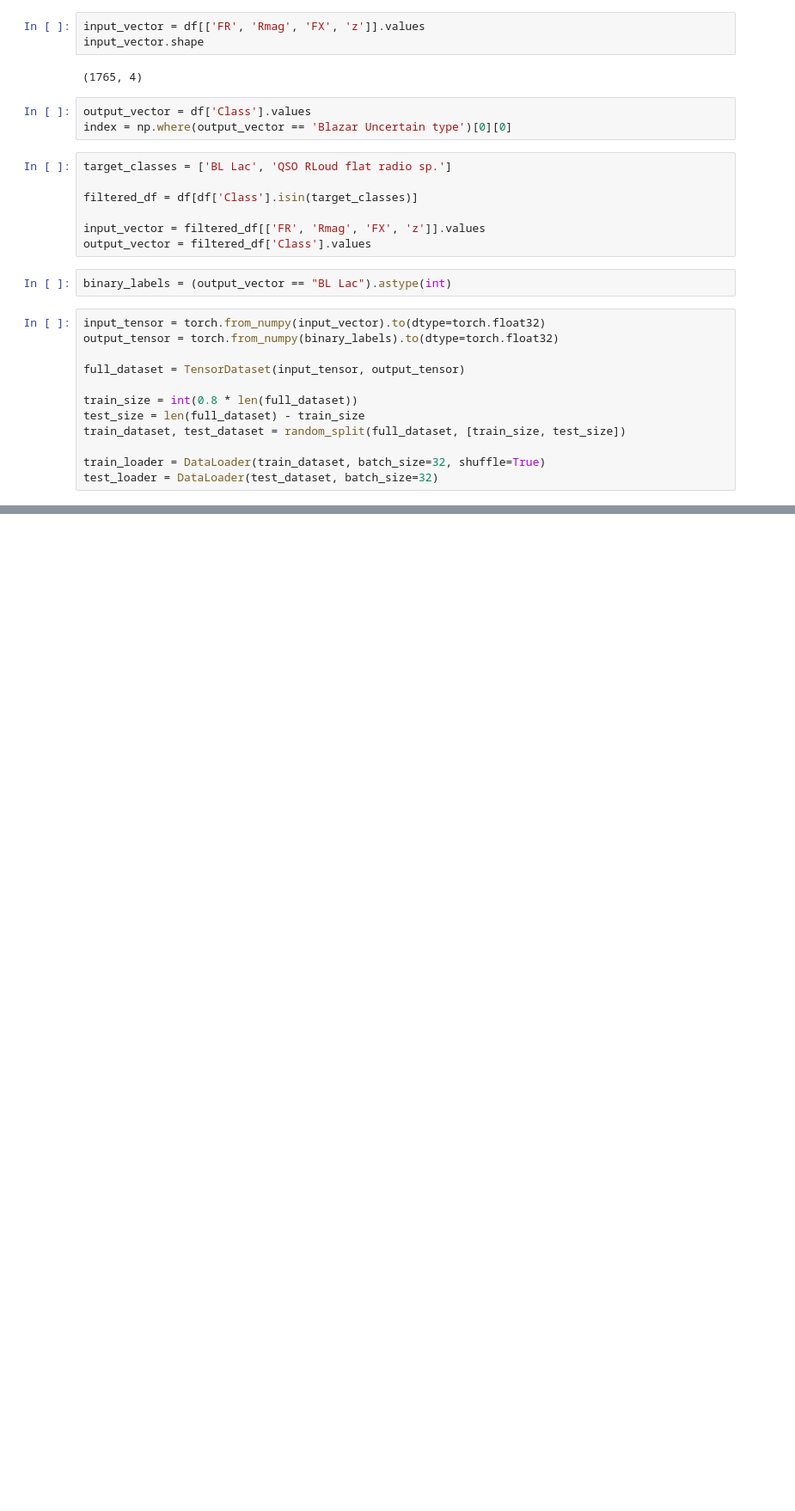
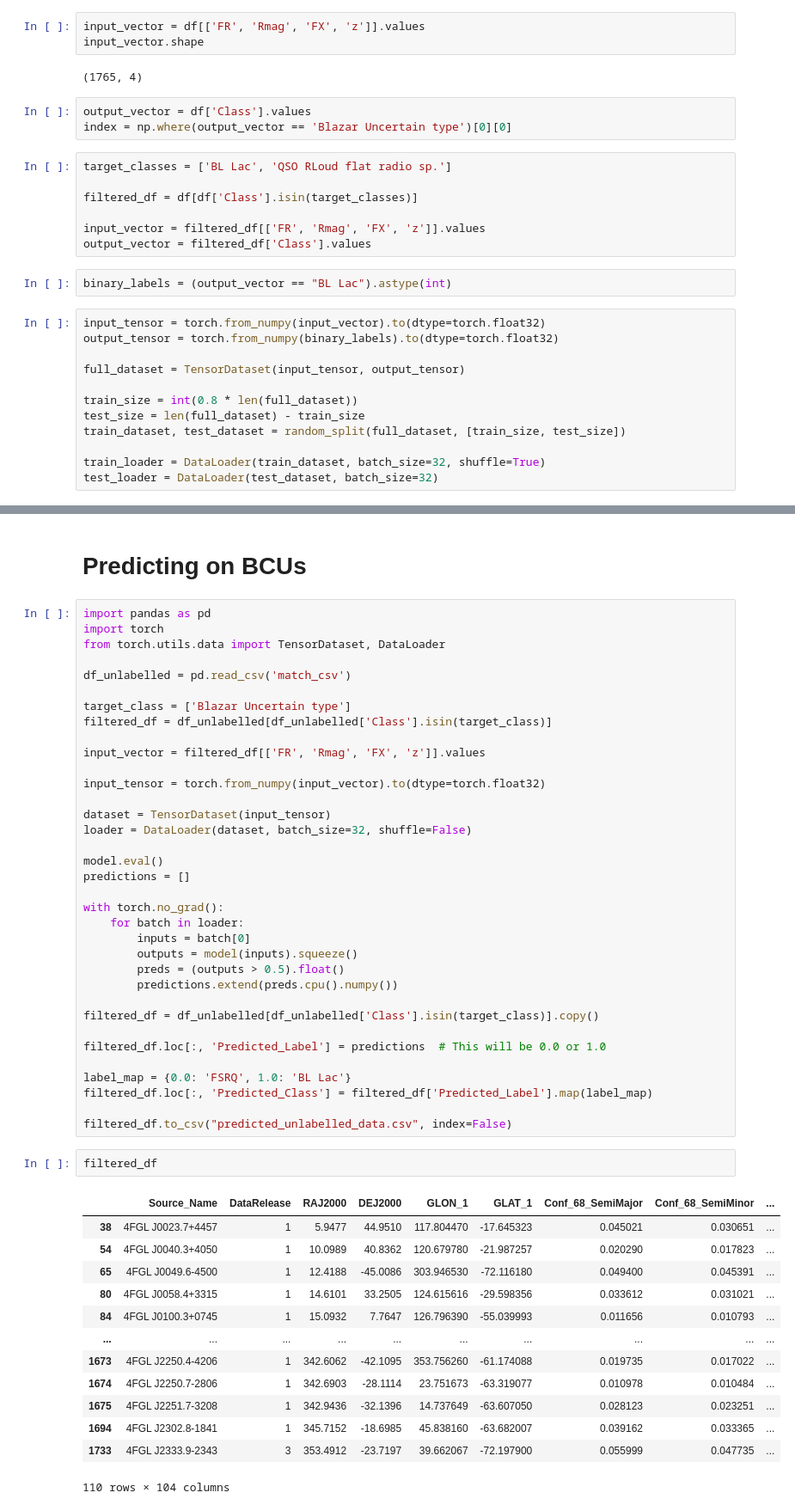
Before and after one commit to AfrozSaqlain/Light_Curve_of_Blazars_ML, a Jupyter notebook: test.ipynb, the cells around one changed output, grey strips where cells are left out. Shown at 86% size. Saved outputs shown, nothing was run; the diff lists cells and outputs as text; blank space fills up the shorter version.

```diff
--- a/test.ipynb
+++ b/test.ipynb
@@ -123,0 +128,53 @@ plt.show()
+# %% [markdown]
+# Predicting on BCUs
+# %%
+import pandas as pd
+import torch
+from torch.utils.data import TensorDataset, DataLoader
+
+df_unlabelled = pd.read_csv('match_csv')
+
+target_class = ['Blazar Uncertain type']
+filtered_df = df_unlabelled[df_unlabelled['Class'].isin(target_class)]
+
+input_vector = filtered_df[['FR', 'Rmag', 'FX', 'z']].values
+
+input_tensor = torch.from_numpy(input_vector).to(dtype=torch.float32)
+
+dataset = TensorDataset(input_tensor)
+loader = DataLoader(dataset, batch_size=32, shuffle=False)
+
+model.eval()
+predictions = []
+
+with torch.no_grad():
+    for batch in loader:
+        inputs = batch[0]
+        outputs = model(inputs).squeeze()
+        preds = (outputs > 0.5).float()
+        predictions.extend(preds.cpu().numpy())
+
+filtered_df = df_unlabelled[df_unlabelled['Class'].isin(target_class)].copy()
+
+filtered_df.loc[:, 'Predicted_Label'] = predictions  # This will be 0.0 or 1.0
+
+label_map = {0.0: 'FSRQ', 1.0: 'BL Lac'}
+filtered_df.loc[:, 'Predicted_Class'] = filtered_df['Predicted_Label'].map(label_map)
+
+filtered_df.to_csv("predicted_unlabelled_data.csv", index=False)
+# %%
+filtered_df
+# %% [output]
+|  | Source_Name | DataRelease | RAJ2000 | DEJ2000 | GLON_1 | GLAT_1 | Conf_68_SemiMajor | Conf_68_SemiMinor | ... |
+| 38 | 4FGL J0023.7+4457 | 1 | 5.9477 | 44.9510 | 117.804470 | -17.645323 | 0.045021 | 0.030651 | ... |
+| 54 | 4FGL J0040.3+4050 | 1 | 10.0989 | 40.8362 | 120.679780 | -21.987257 | 0.020290 | 0.017823 | ... |
+| 65 | 4FGL J0049.6-4500 | 1 | 12.4188 | -45.0086 | 303.946530 | -72.116180 | 0.049400 | 0.045391 | ... |
+| 80 | 4FGL J0058.4+3315 | 1 | 14.6101 | 33.2505 | 124.615616 | -29.598356 | 0.033612 | 0.031021 | ... |
+| 84 | 4FGL J0100.3+0745 | 1 | 15.0932 | 7.7647 | 126.796390 | -55.039993 | 0.011656 | 0.010793 | ... |
+| ... | ... | ... | ... | ... | ... | ... | ... | ... | ... |
+| 1673 | 4FGL J2250.4-4206 | 1 | 342.6062 | -42.1095 | 353.756260 | -61.174088 | 0.019735 | 0.017022 | ... |
+| 1674 | 4FGL J2250.7-2806 | 1 | 342.6903 | -28.1114 | 23.751673 | -63.319077 | 0.010978 | 0.010484 | ... |
+| 1675 | 4FGL J2251.7-3208 | 1 | 342.9436 | -32.1396 | 14.737649 | -63.607050 | 0.028123 | 0.023251 | ... |
+| 1694 | 4FGL J2302.8-1841 | 1 | 345.7152 | -18.6985 | 45.838160 | -63.682007 | 0.039162 | 0.033365 | ... |
+| 1733 | 4FGL J2333.9-2343 | 3 | 353.4912 | -23.7197 | 39.662067 | -72.197900 | 0.055999 | 0.047735 | ... |
+110 rows × 104 columns
```
Also changed, not shown: parts of 4 cells of this notebook, 1 other file.
